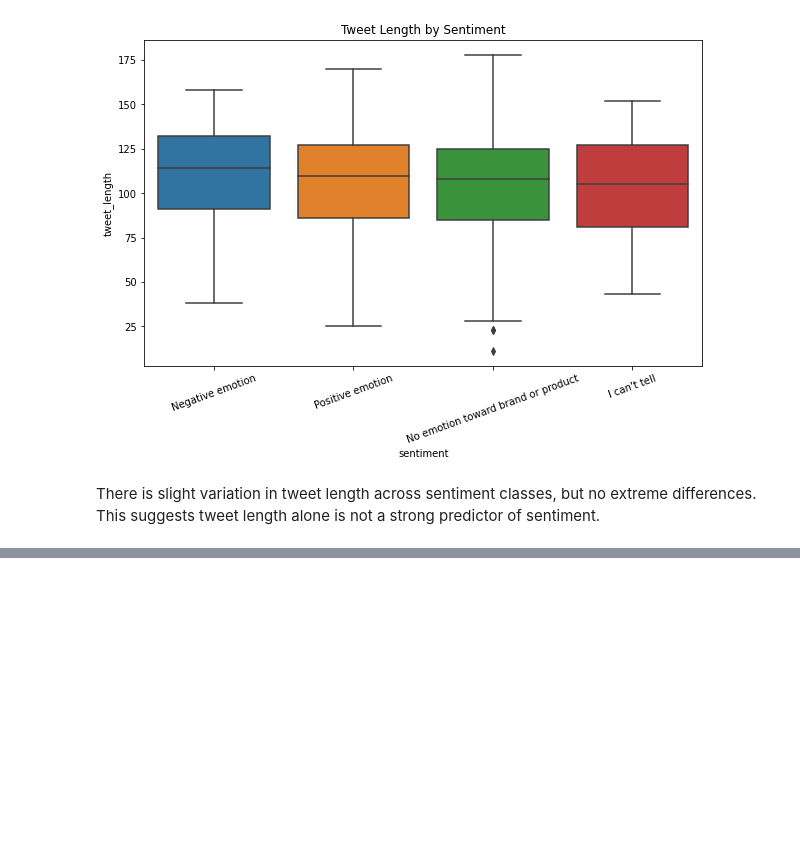
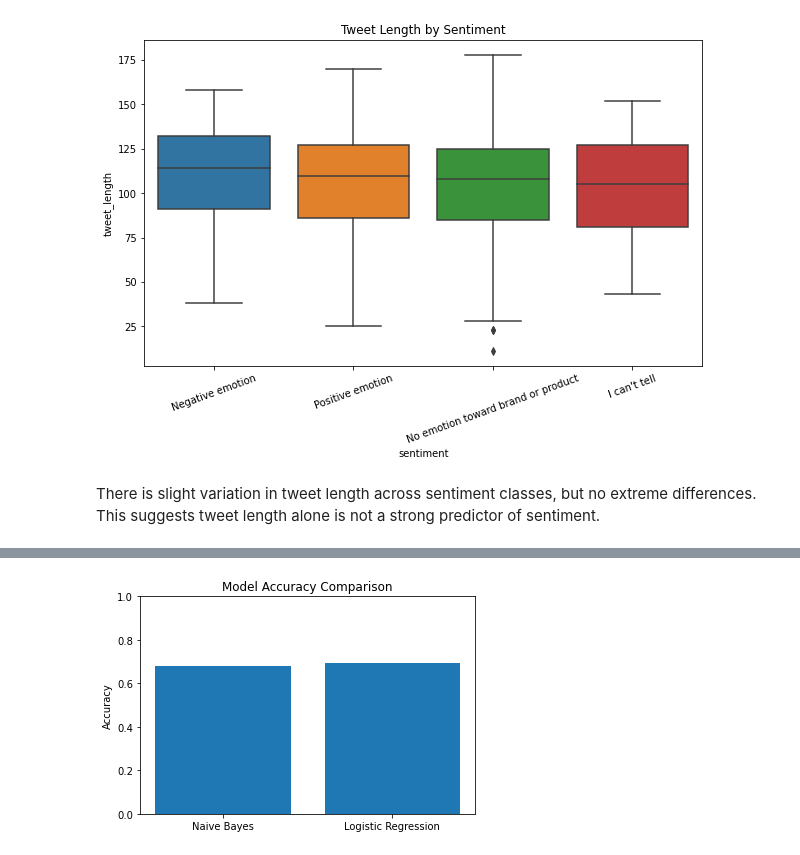
Before and after one commit to Alexk-creator/Phase_4_project, a Jupyter notebook: student.ipynb, the cells around one changed output, grey strips where cells are left out. Saved outputs shown, nothing was run; the diff lists cells and outputs as text; code cells hidden in the pictures; blank space fills up the shorter version.

Commit message:
Creat Models

```diff
--- a/student.ipynb
+++ b/student.ipynb
@@ -182,0 +419,16 @@ There is slight variation in tweet length across sentiment classes, but no extre
+# %%
+import matplotlib.pyplot as plt
+
+models = ['Naive Bayes', 'Logistic Regression']
+accuracies = [0.6781, 0.6929]
+
+plt.figure(figsize=(6,4))
+plt.bar(models, accuracies)
+
+plt.title('Model Accuracy Comparison')
+plt.ylabel('Accuracy')
+plt.ylim(0, 1)
+
+plt.show()
+# %% [output]
+[figure, added]
```
Also changed, not shown: parts of 41 cells of this notebook.
